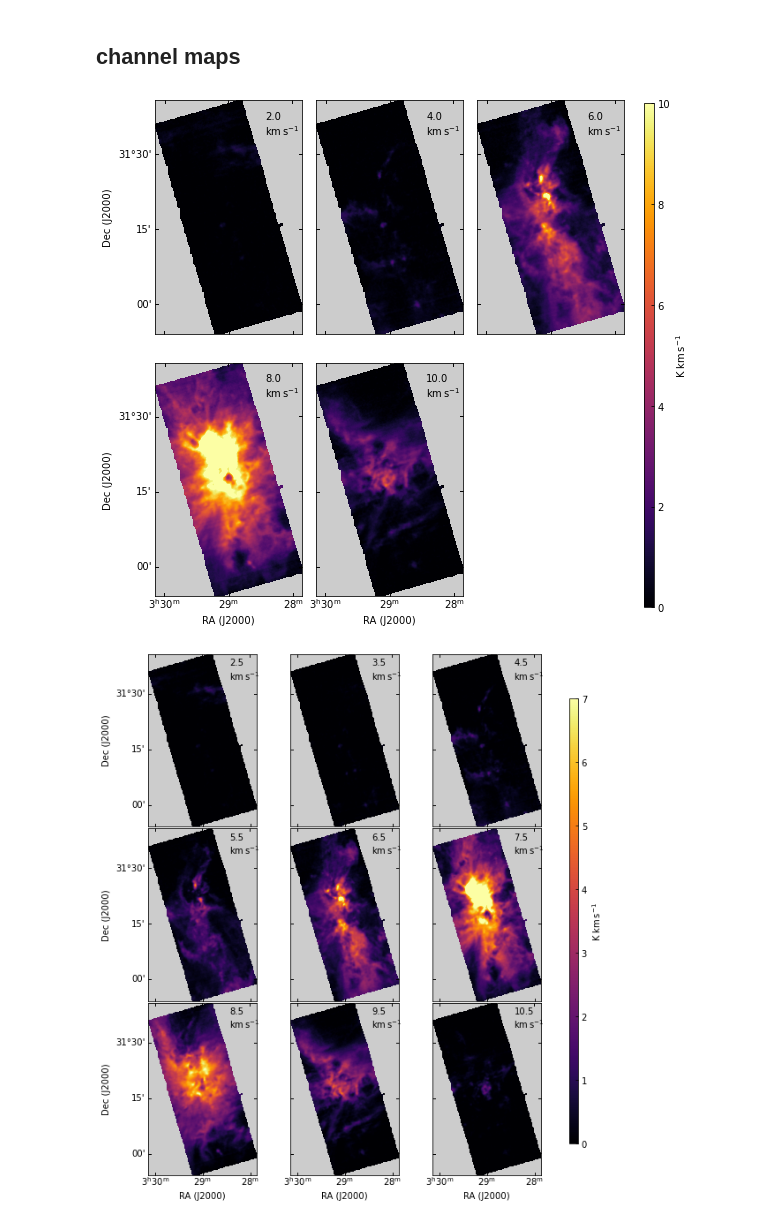
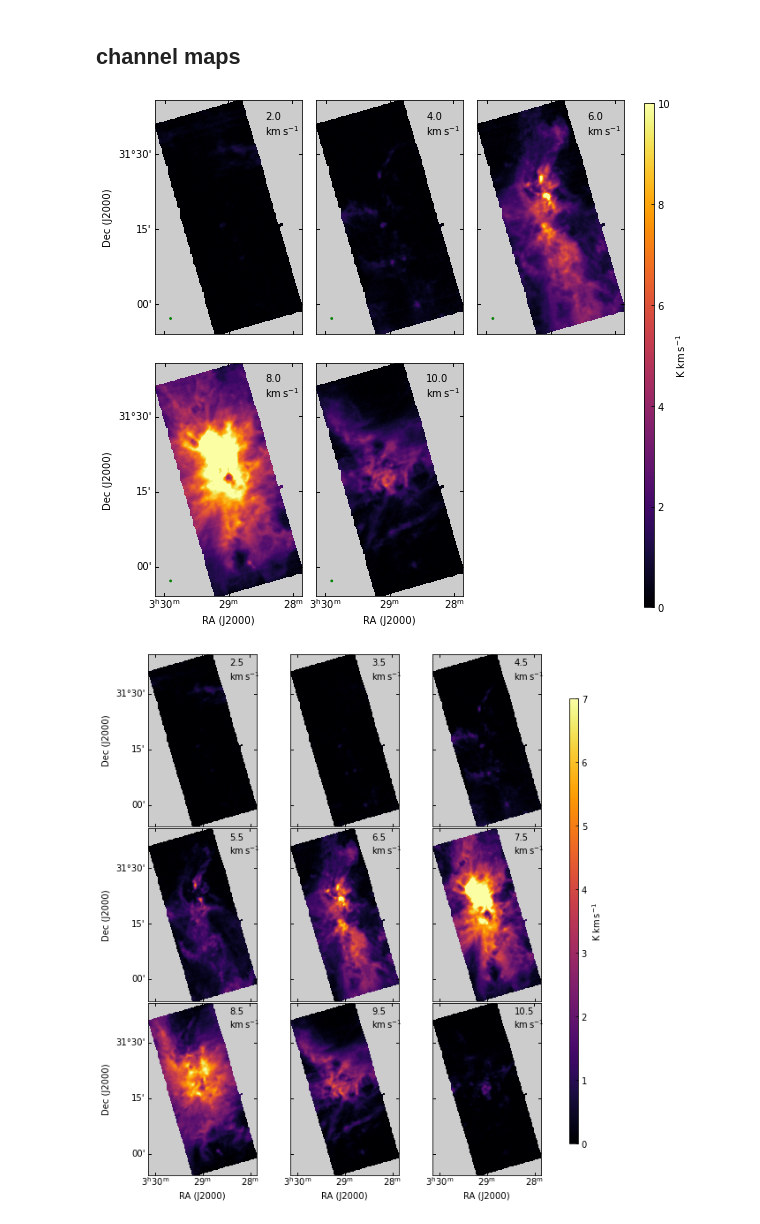
Before and after one commit to SpandanCh/SURFING_NGC1333, a Jupyter notebook: make_channel_maps.ipynb, the cells around one changed output. Saved outputs shown, nothing was run; the diff lists cells and outputs as text; code cells hidden in the pictures.

Commit message:
add beam

```diff
--- a/make_channel_maps.ipynb
+++ b/make_channel_maps.ipynb
@@ -103,6 +104,12 @@ def plot_channel_maps(cb=None, hd=None, vmin=None, vmax=None, step=None, fig=Non
         vmid = np.round((v_chan_arr[i] + v_chan_arr[i + 1])/2, 2)
         plot_ax.text(x_lbl, y_lbl, str(vmid) + '\n' + r'$\rm{km\,s^{-1}}$', transform=plot_ax.transAxes)
 
+        if beam:
+            bm_rad = hd['bmaj']/np.abs(hd['cdelt2'])/2.
+            bm = circ((20, 20), radius=bm_rad, edgecolor=beam_colour, facecolor=beam_colour, lw=1,
+                      transform=plot_ax.get_transform('pixel'))
+            plot_ax.add_patch(bm)
+
     nrows = ax.shape[0]
     ncols = ax.shape[1]
     for i in range(nrows):                                           # remove
@@ -129,18 +136,21 @@ def plot_channel_maps(cb=None, hd=None, vmin=None, vmax=None, step=None, fig=Non
             clrbar.set_label(colourbar_text)
 
 
+
+
+
     return fig, ax
 # %%
 fig, ax = plt.subplots(ncols=3, nrows=2, gridspec_kw={'hspace': -0.2, 'wspace' : 0.1, 'left':0.05,
                                                       'right':0.98,'top':0.97,'bottom':0.15}, figsize=(7, 10),
                      subplot_kw=dict(projection=wcs))
 
 fig, ax = plot_channel_maps(cb=cb_13CO, hd=hd_13CO, vmin=1, vmax=12, step=2, fig=fig, ax=ax,
-                            int_min=0, int_max=10, colourbar=True)
+                            int_min=0, int_max=10, colourbar=True, beam=True)
 
 ax[-1, -1].set_visible(False)
 # %% [output]
-[figure, old version]
+[figure, new version]
 # %%
 fig, ax = plt.subplots(ncols=3, nrows=3, gridspec_kw={'hspace': 0.01, 'wspace' : 0.1, 'left':0.05,
                                                       'right':0.98,'top':0.97,'bottom':0.15}, figsize=(7, 10),
```
Also changed, not shown: parts of 1 cell of this notebook.
